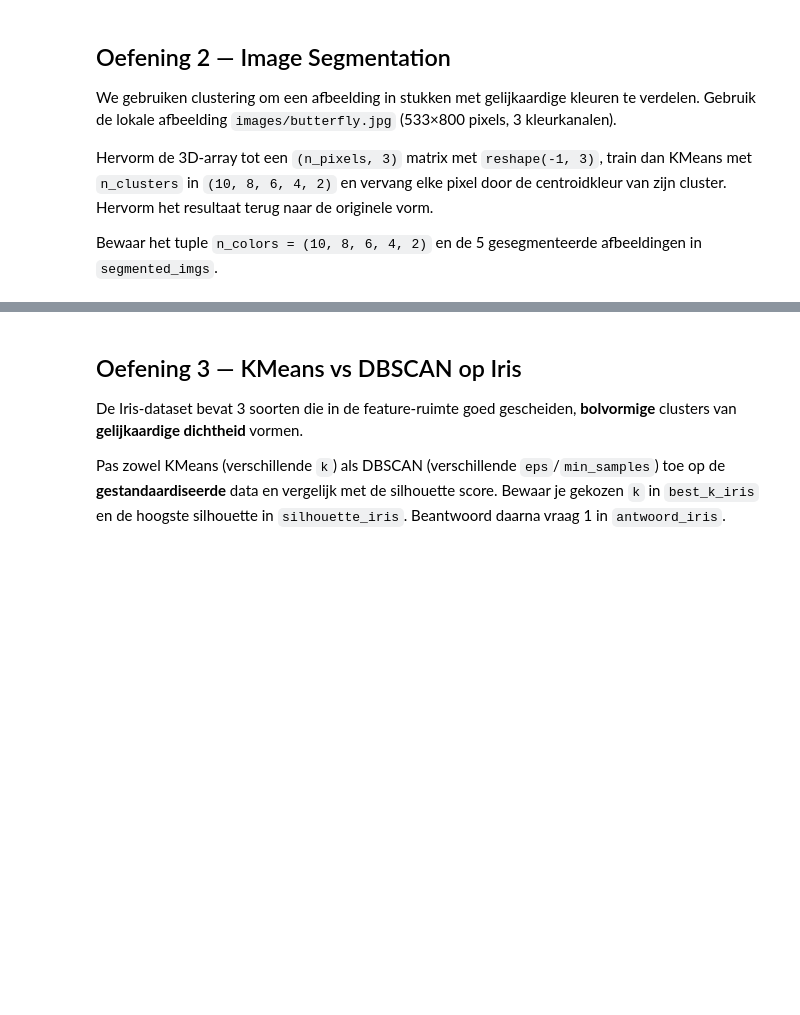
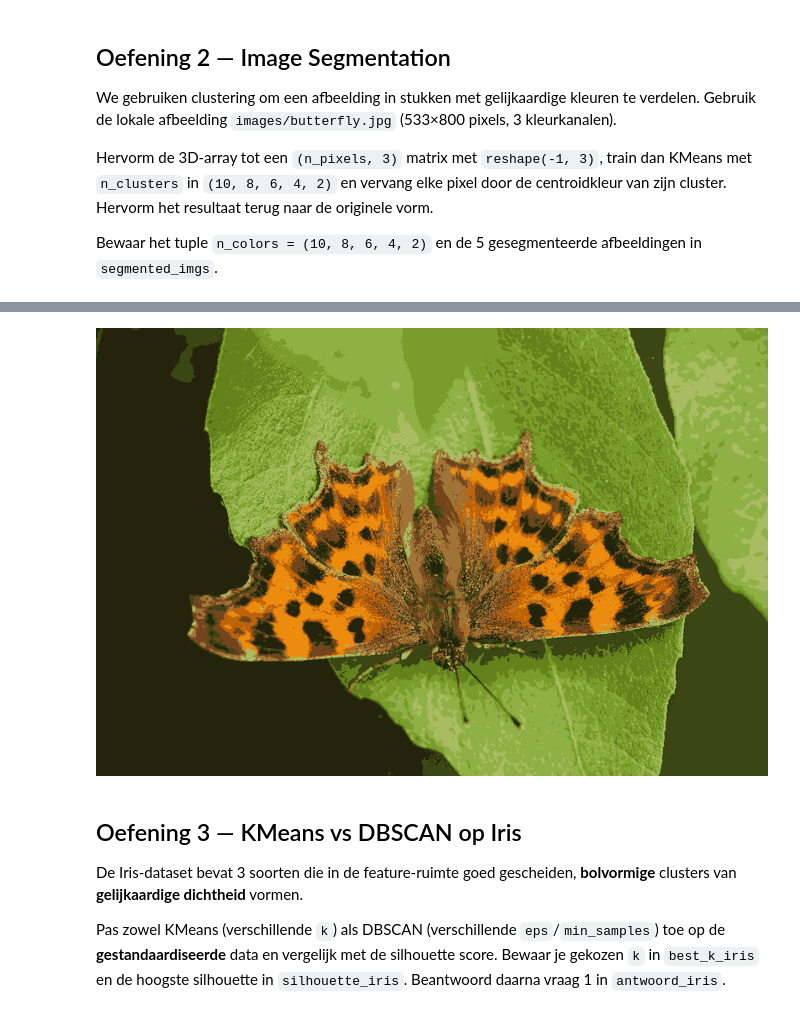
Before and after one commit to oleksandrtsyhanok/ML-Algo-student, a Jupyter notebook: exercises_with_checks/week06/kmeans_dbscan_checkpoint_opgave.ipynb, the cells around one changed output, grey strips where cells are left out. Saved outputs shown, nothing was run; the diff lists cells and outputs as text; code cells hidden in the pictures; blank space fills up the shorter version.

```diff
--- a/exercises_with_checks/week06/kmeans_dbscan_checkpoint_opgave.ipynb
+++ b/exercises_with_checks/week06/kmeans_dbscan_checkpoint_opgave.ipynb
@@ -47,3 +52,19 @@ data_scaled = scaler.fit_transform(data)
 # en die score in silhouette_wine.
 best_k_wine = 2
 silhouette_wine = 0.0
+
+kmean = KMeans(n_clusters=best_k_wine, random_state=42, n_init=10)
+kmean.fit(data_scaled)
+y_kmeans = kmean.predict(data_scaled)
+
+for k in range(2, 8):
+    kmean = KMeans(n_clusters=k, random_state=42, n_init=10)
+    kmean.fit(data_scaled)
+    print(kmean.n_clusters)
+    y_kmeans = kmean.predict(data_scaled)
+    score = silhouette_score(data_scaled, y_kmeans)
+    if score > silhouette_wine:
+        silhouette_wine = score
+        best_k_wine = k
+
+print(best_k_wine, silhouette_wine)
@@ -73,5 +104,15 @@ X = image.reshape(-1, 3)
 n_colors = (10, 8, 6, 4, 2)
 segmented_imgs = []
 for n_clusters in n_colors:
-    segmented_img = None  # aan te passen
+    kmean = KMeans(n_clusters=n_clusters, random_state=42, n_init=10)
+    kmean.fit(X)
+    color = kmean.cluster_centers_
+    print(kmean.labels_)
+    labels = kmean.predict(X)
+
+    segmented_img = color[labels]   # aan te passen
+
     segmented_imgs.append(segmented_img.reshape(image.shape))
+
+# im = Image(segmented_imgs[0])
+# im.shape
@@ -78,3 +126,14 @@ for n_clusters in n_colors:
+# %%
+im = Image.fromarray(segmented_imgs[0].astype('uint8'))
+im
+
+for i in segmented_imgs:
+    im = Image.fromarray(segmented_imgs[0].astype('uint8'))
+    im
+
+im
+# %% [output]
+[figure, added]
 # %% [markdown]
 ## Oefening 3 — KMeans vs DBSCAN op Iris
 
```
Also changed, not shown: parts of 5 cells of this notebook, 3 other files.
